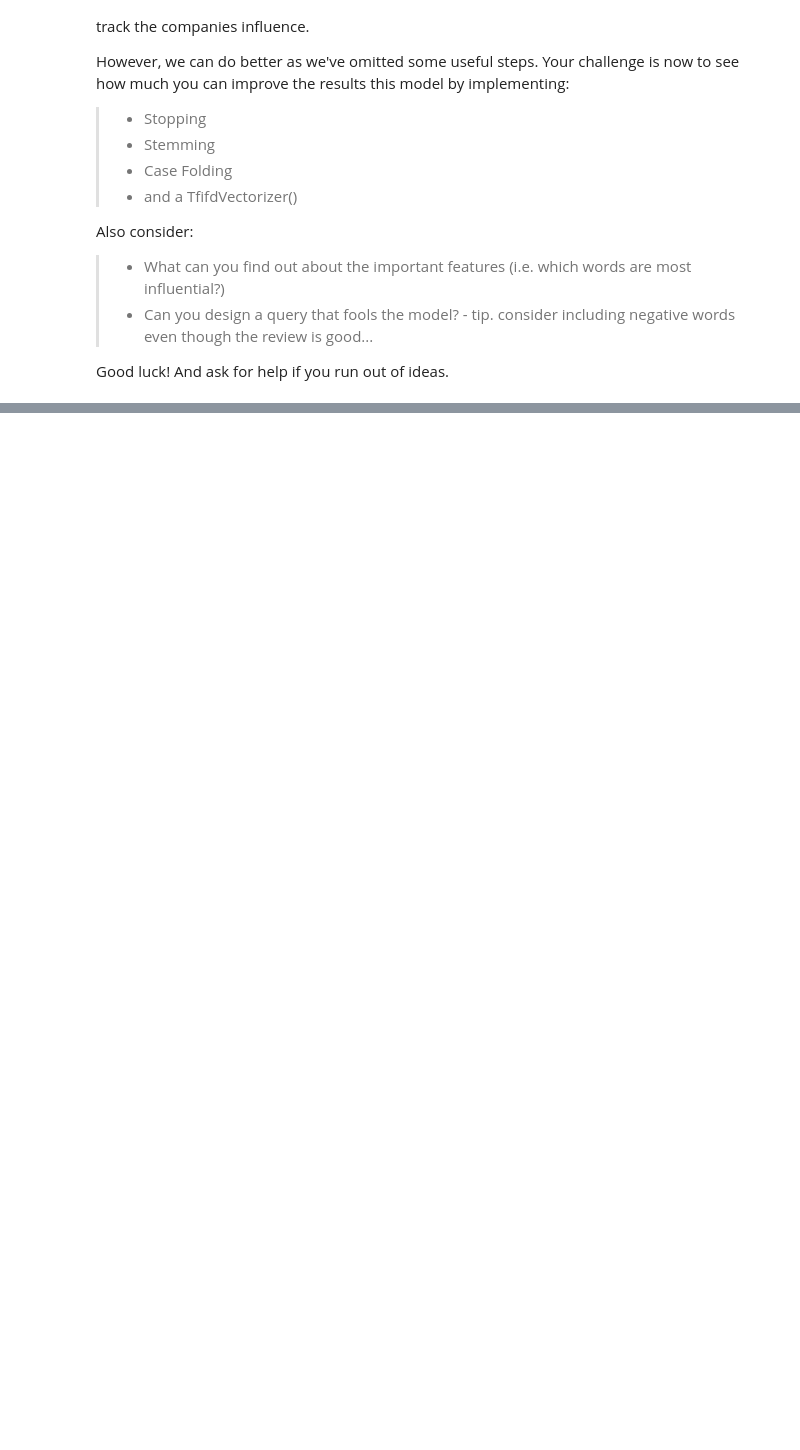
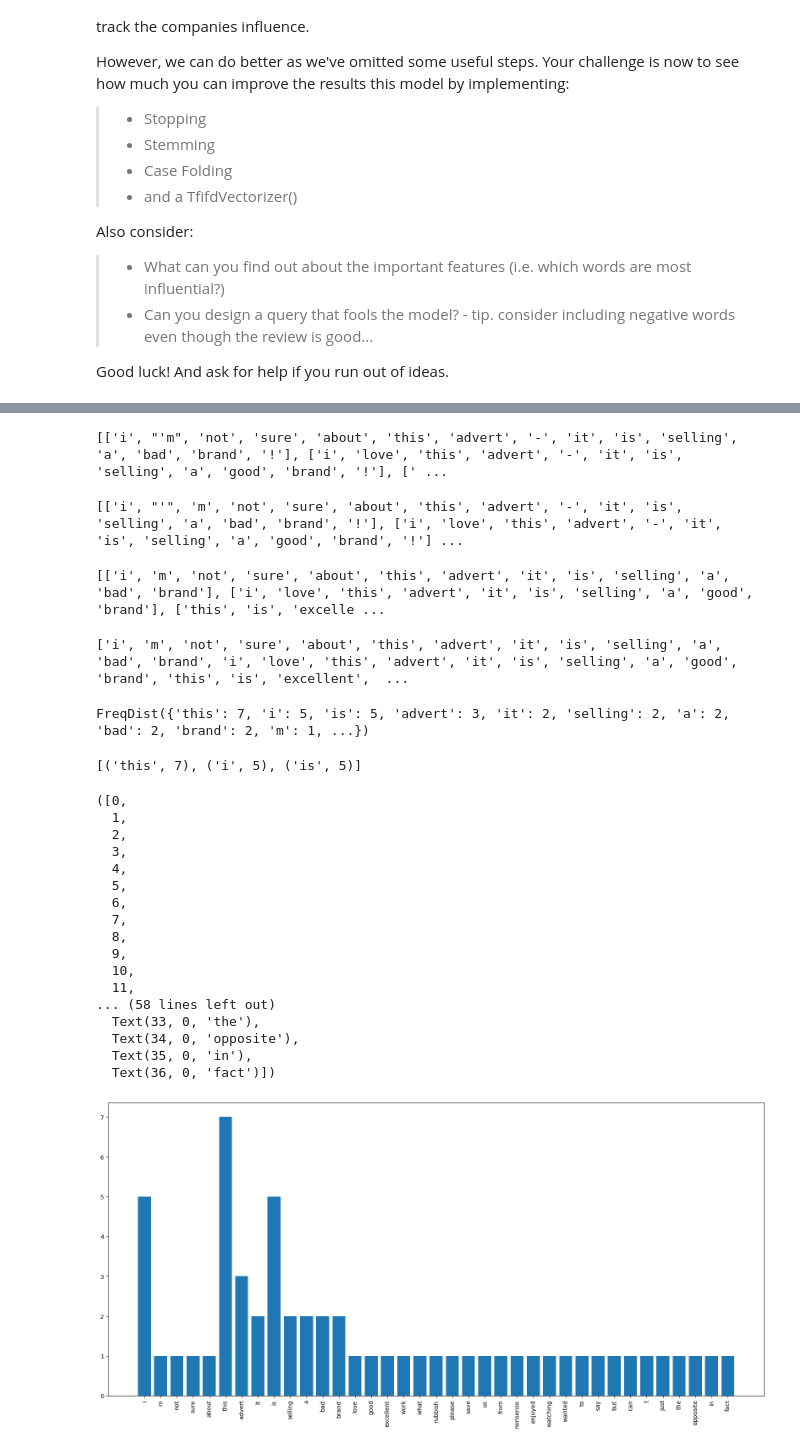
Before and after one commit to Prajaktahz/Uni_Colab_Work, a Jupyter notebook: Week_7_Case_Study_Exercises.ipynb, the cells around one changed output, grey strips where cells are left out. Saved outputs shown, nothing was run; the diff lists cells and outputs as text; code cells hidden in the pictures; blank space fills up the shorter version.

```diff
--- a/Week_7_Case_Study_Exercises.ipynb
+++ b/Week_7_Case_Study_Exercises.ipynb
@@ -210,14 +226,15 @@ test_reviews = [
     "I wanted to say this advert is bad, but I can't - just the opposite in fact!"
 ]
 
+lowercase_reviews = [review.lower() for review in test_reviews]  #--- added extra because words like 'This', 'this', were getting counted separately
 #-- vectorize it
-vec_test = vectorizer.transform( test_reviews )
+vec_test = vectorizer.transform( lowercase_reviews )
 
 #-- Run it through your NB sentiment analyser
 results = NB.predict_proba(vec_test)
 
 #-- Examine the sentiment the model detects
-for t, r in zip(test_reviews, results):
+for t, r in zip(lowercase_reviews, results):
     if r[1] > 0.5:
         print(t, "--> POSITIVE REVIEW")
     else:
@@ -252,0 +288,69 @@ Good luck! And ask for help if you run out of ideas.
+# %%
+# word tokenization
+tokens = [nltk.word_tokenize(review) for review in lowercase_reviews]
+print(tokens)
+# %% [output]
+[['i', "'m", 'not', 'sure', 'about', 'this', 'advert', '-', 'it', 'is', 'selling', 'a', 'bad', 'brand', '!'], ['i', 'love', 'this', 'advert', '-', 'it', 'is', 'selling', 'a', 'good', 'brand', '!'], [' ...
+# %%
+# word tokenization that also splits all special symbols and treats them as separate units
+tokens = [nltk.wordpunct_tokenize(review) for review in lowercase_reviews]
+print(tokens)
+# %% [output]
+[['i', "'", 'm', 'not', 'sure', 'about', 'this', 'advert', '-', 'it', 'is', 'selling', 'a', 'bad', 'brand', '!'], ['i', 'love', 'this', 'advert', '-', 'it', 'is', 'selling', 'a', 'good', 'brand', '!'] ...
+# %%
+# tokenises words, but not punctuation
+tokenizer = nltk.RegexpTokenizer(r'\w+')
+
+# tokenize the reviews
+tokens = [tokenizer.tokenize(review) for review in lowercase_reviews]
+
+print(tokens)
+# %% [output]
+[['i', 'm', 'not', 'sure', 'about', 'this', 'advert', 'it', 'is', 'selling', 'a', 'bad', 'brand'], ['i', 'love', 'this', 'advert', 'it', 'is', 'selling', 'a', 'good', 'brand'], ['this', 'is', 'excelle ...
+# %%
+# flatten the list of tokens
+flat_tokens = [token for sublist in tokens for token in sublist]
+print(flat_tokens)
+# %% [output]
+['i', 'm', 'not', 'sure', 'about', 'this', 'advert', 'it', 'is', 'selling', 'a', 'bad', 'brand', 'i', 'love', 'this', 'advert', 'it', 'is', 'selling', 'a', 'good', 'brand', 'this', 'is', 'excellent',  ...
+# %%
+#--- see a distribution of the words in the text
+fdist = nltk.FreqDist(flat_tokens)
+display(fdist)
+
+#-- list the 3 most common words in the text
+print(fdist.most_common(3))
+# %% [output]
+FreqDist({'this': 7, 'i': 5, 'is': 5, 'advert': 3, 'it': 2, 'selling': 2, 'a': 2, 'bad': 2, 'brand': 2, 'm': 1, ...})
+[('this', 7), ('i', 5), ('is', 5)]
+# %%
+#-- and get a sense of the word counts visually
+import matplotlib.pyplot as plt
+%matplotlib inline
+
+plt.rcParams['figure.figsize'] = (20.0, 9.0)
+
+plt.bar(fdist.keys(), fdist.values())
+plt.xticks(rotation = 90) # labels are shown vertically
+
+#-- if the above does not work on your version of python use the following:
+#-- plt.bar(range(len(fdist)), fdist.values(), tick_label = fdist.keys())
+# %% [output]
+([0,
+  1,
+  2,
+  3,
+  4,
+  5,
+  6,
+  7,
+  8,
+  9,
+  10,
+  11,
+... (58 lines left out)
+  Text(33, 0, 'the'),
+  Text(34, 0, 'opposite'),
+  Text(35, 0, 'in'),
+  Text(36, 0, 'fact')])
+[figure, added]
```
Also changed, not shown: parts of 13 cells of this notebook.
